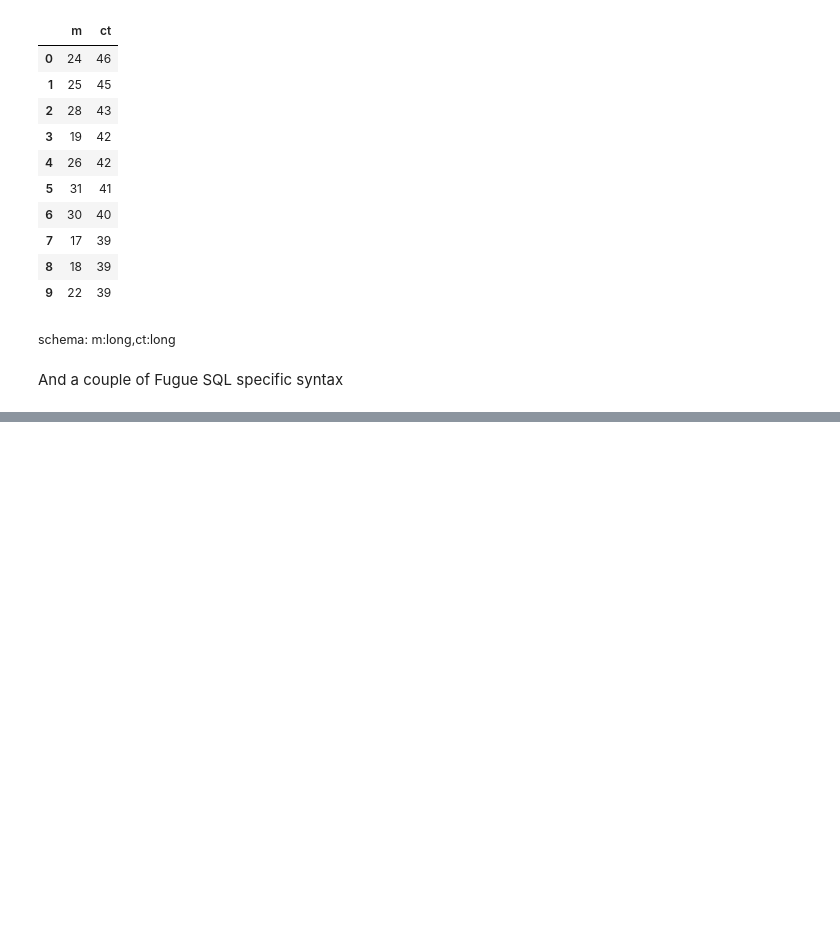
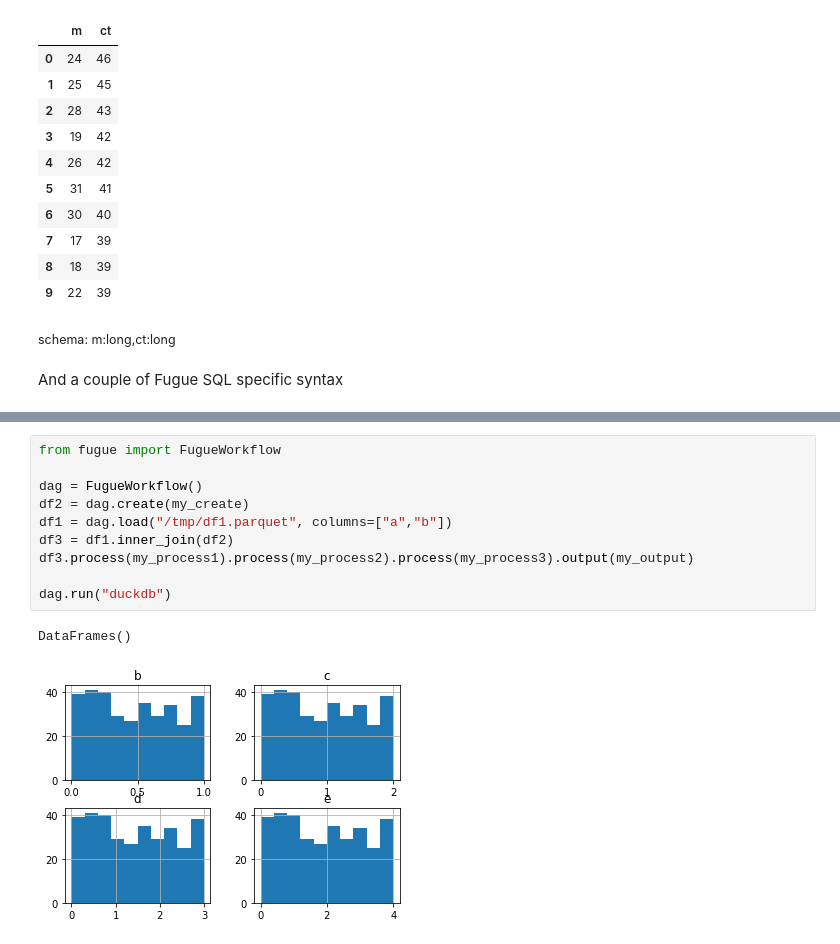
Before and after one commit to fugue-project/tutorials, a Jupyter notebook: tutorials/integrations/duckdb.ipynb, the cells around one changed output, grey strips where cells are left out. Saved outputs shown, nothing was run; the diff lists cells and outputs as text; blank space fills up the shorter version.

```diff
--- a/tutorials/integrations/duckdb.ipynb
+++ b/tutorials/integrations/duckdb.ipynb
@@ -254,0 +314,13 @@ schema: a:str,c:datetime,d:bool
+# %%
+from fugue import FugueWorkflow
+
+dag = FugueWorkflow()
+df2 = dag.create(my_create)
+df1 = dag.load("/tmp/df1.parquet", columns=["a","b"])
+df3 = df1.inner_join(df2)
+df3.process(my_process1).process(my_process2).process(my_process3).output(my_output)
+
+dag.run("duckdb")
+# %% [output]
+DataFrames()
+[figure, added]
```
Also changed, not shown: parts of 16 cells of this notebook, 5 other files.
